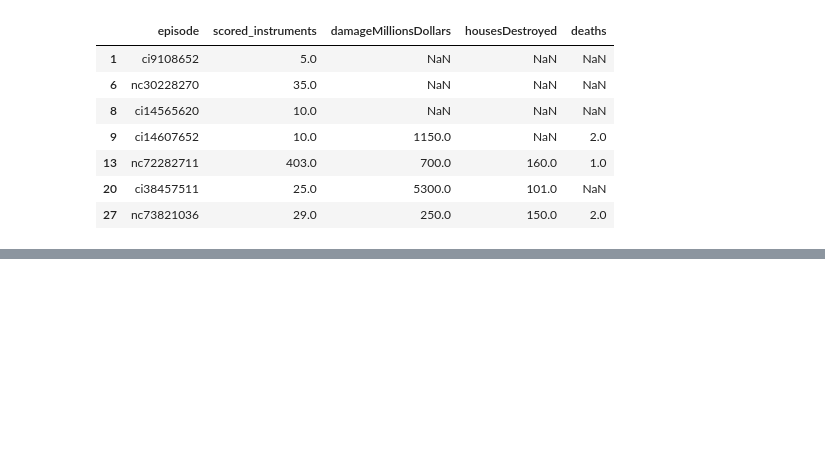
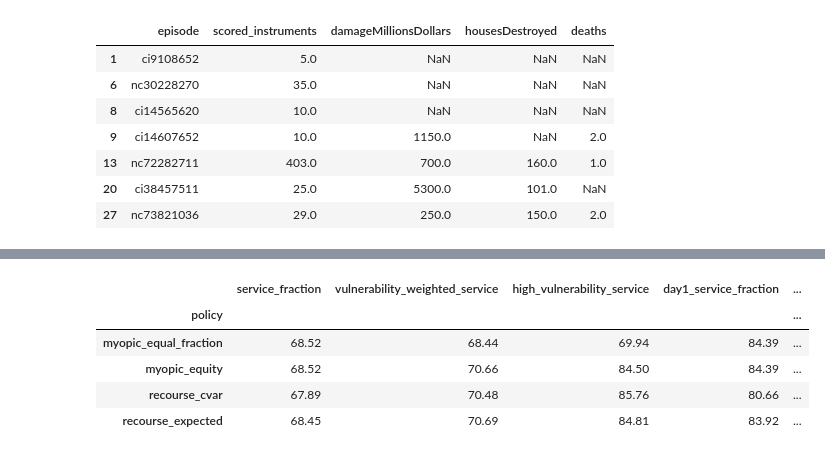
Before and after one commit to leonmarienga/ML-thesis, a Jupyter notebook: research/THESIS_REPRODUCTION.ipynb, the cells around one changed output, grey strips where cells are left out. Saved outputs shown, nothing was run; the diff lists cells and outputs as text; code cells hidden in the pictures; blank space fills up the shorter version.

Commit message:
Integrate maturity criteria and logistical simulation evidence

```diff
--- a/research/THESIS_REPRODUCTION.ipynb
+++ b/research/THESIS_REPRODUCTION.ipynb
@@ -523,0 +528,10 @@ linked[["episode", "scored_instruments", "damageMillionsDollars", "housesDestroy
+# %%
+from pathlib import Path
+import pandas as pd
+
+continuous = Path("research/continuous")
+if not continuous.exists():
+    continuous = Path("continuous")
+maturity = pd.read_csv(continuous / "horizons/results/past_only_support.csv")
+mature = maturity.query('policy == "elapsed_36m_plus_90d_at_origin"')
+mature.pivot(index="held_fy", columns="threshold_usd", values="exceedance_episodes")
@@ -523,0 +547,10 @@ linked[["episode", "scored_instruments", "damageMillionsDollars", "housesDestroy
+# %%
+water = pd.read_csv(continuous / "water_recourse/results/policy_metrics.csv").set_index("policy")
+water.mul(100).round(2)
+# %% [output]
+|  | service_fraction | vulnerability_weighted_service | high_vulnerability_service | day1_service_fraction | ... |
+| policy |  |  |  |  | ... |
+| myopic_equal_fraction | 68.52 | 68.44 | 69.94 | 84.39 | ... |
+| myopic_equity | 68.52 | 70.66 | 84.50 | 84.39 | ... |
+| recourse_cvar | 67.89 | 70.48 | 85.76 | 80.66 | ... |
+| recourse_expected | 68.45 | 70.69 | 84.81 | 83.92 | ... |
```
Also changed, not shown: parts of 2 cells of this notebook, 9 other files.
